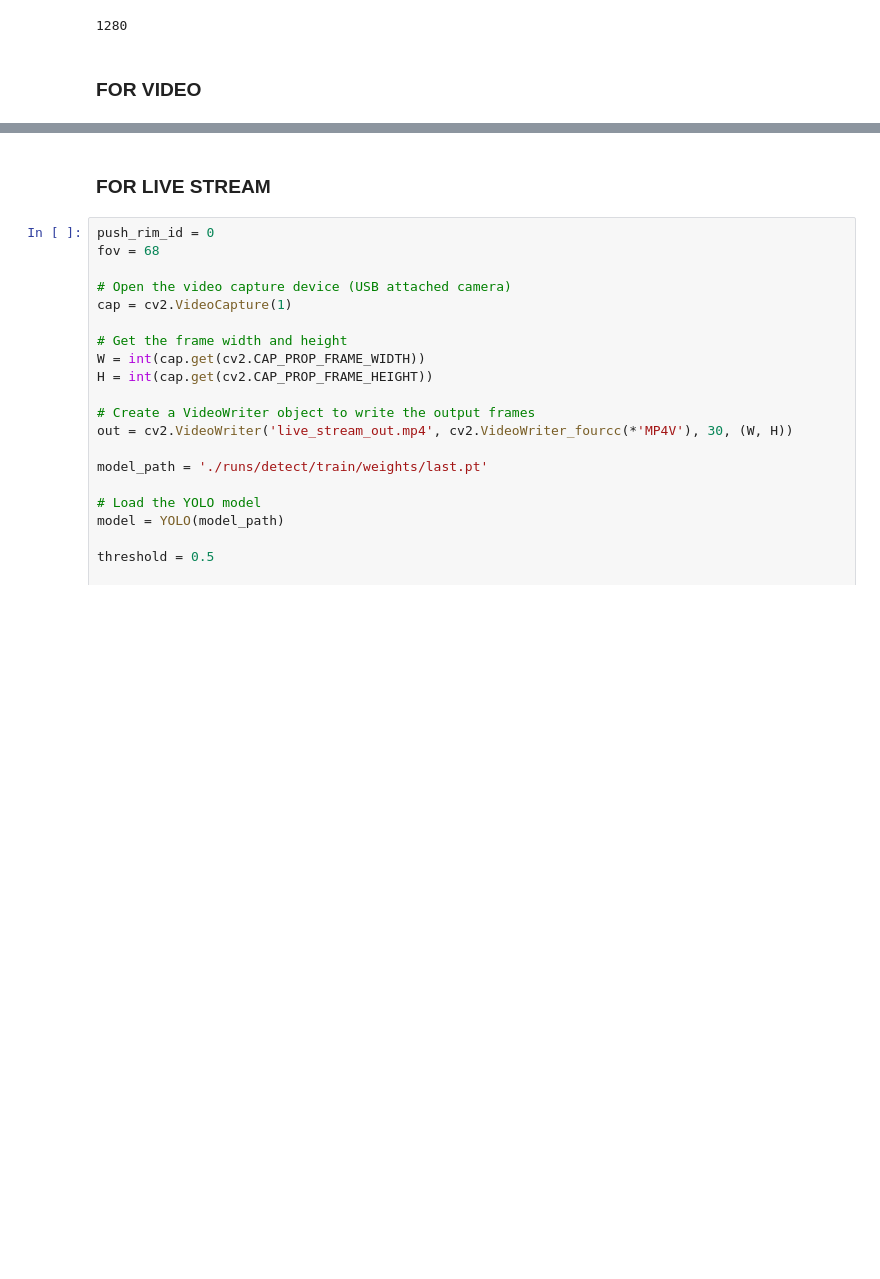
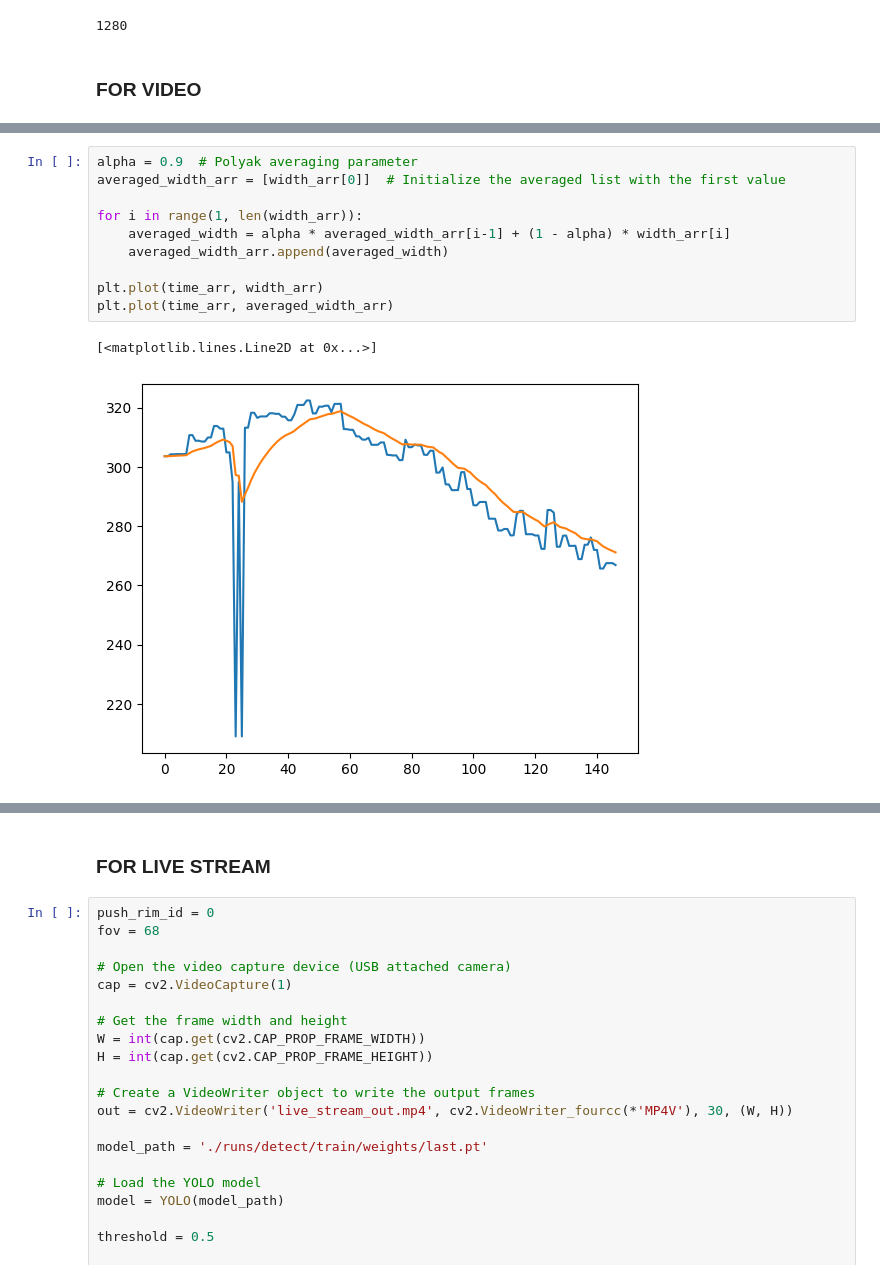
Before and after one commit to Heisenberg-2207/pushrim_detection, a Jupyter notebook: yolo.ipynb, the cells around one changed output, grey strips where cells are left out. Saved outputs shown, nothing was run; the diff lists cells and outputs as text; blank space fills up the shorter version.

Commit message:
implemented polyak averaging scheme, nice results

```diff
--- a/yolo.ipynb
+++ b/yolo.ipynb
@@ -234,3 +234,16 @@ plt.plot(time_arr[window_size-1::gap], smoothed_y_data[::gap])
+# %%
+alpha = 0.9  # Polyak averaging parameter
+averaged_width_arr = [width_arr[0]]  # Initialize the averaged list with the first value
+
+for i in range(1, len(width_arr)):
+    averaged_width = alpha * averaged_width_arr[i-1] + (1 - alpha) * width_arr[i]
+    averaged_width_arr.append(averaged_width)
+
+plt.plot(time_arr, width_arr)
+plt.plot(time_arr, averaged_width_arr)
+# %% [output]
+[<matplotlib.lines.Line2D at 0x...>]
+[figure, added]
 # %%
 has_value_less_than_90 = any(value < 90 for value in dist_arr)
 print(has_value_less_than_90)
```
Also changed, not shown: parts of 4 cells of this notebook.
